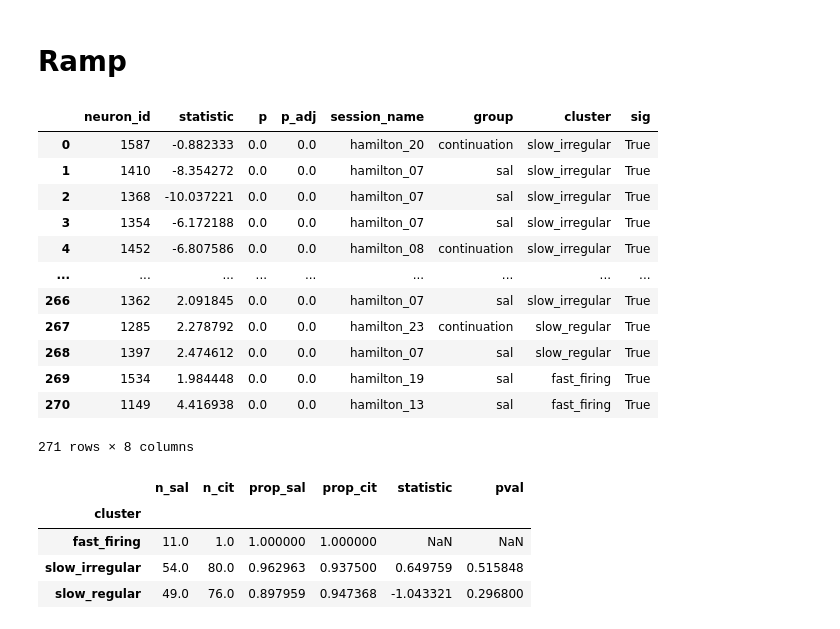
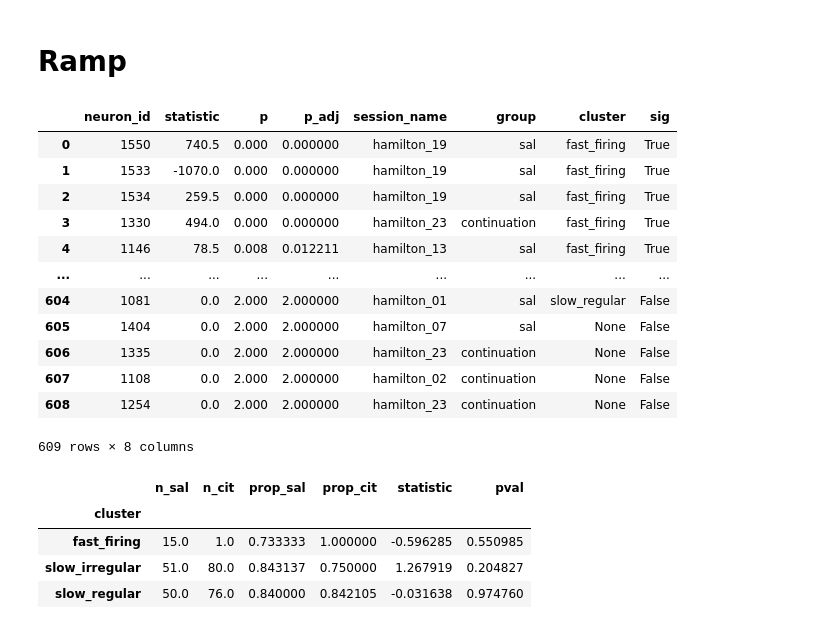
Before and after one commit to Ruairi-osul/ssri-project, a Jupyter notebook: notebooks/results/04 Evoked Correlations/00 Assign Shock Responders.ipynb, the cells around one changed output. Saved outputs shown, nothing was run; the diff lists cells and outputs as text; code cells hidden in the pictures.

```diff
--- a/notebooks/results/04 Evoked Correlations/00 Assign Shock Responders.ipynb
+++ b/notebooks/results/04 Evoked Correlations/00 Assign Shock Responders.ipynb
@@ -99,7 +99,7 @@ get_psth = Pipeline([
     (rename, dict(aligned="spiketimes")),
     (bin_spikes, dict()),
     (pivot, dict(time_col="bin", value_col="counts")),
-    (standardize, dict(baseline_before=0)),
+    # (standardize, dict(baseline_before=0)),
     (sort_by_activity_in_range, dict(t_start=0.1, t_stop=0.4, agg_func=np.mean)),
 ])
 # %%
@@ -112,10 +129,10 @@ from ezbootstrap import permutation_2sample
 def permutation_prepost(col):
     x = col.loc[lambda x: (x.index < 0.02) | (x.index > 0.3)].values
     y = col.loc[lambda x: (x.index >= 0.02) & (x.index <= 0.3)].values
-    obs = x.mean() - y.mean()
-    reps = permutation_2sample(x, y, lambda x, y: np.mean(x) - np.mean(y), size=1000)
+    obs = np.median(x) - np.median(y)
+    reps = permutation_2sample(x, y, lambda x, y: np.median(x) - np.median(y), size=1000)
     p = np.mean(np.abs(reps) >= np.abs(obs)) * 2
-    return pd.Series({"statistic": obs, "p": p})
+    return pd.Series({"Observed Difference": obs, "p": p})
 
 psth_res = (
     psths
@@ -328,11 +366,11 @@ plt.savefig("Cit PSTH Heat.png", dpi=300)
 # %%
 get_ramp_responders = Pipeline([
     # (exlude_using_spike_rate, dict(min_rate=0.2, baseline_before=0)),
-    (bin_spikes, dict(bin_width=1, t_before=-600, t_max=1200)),
+    (bin_spikes, dict(bin_width=30, t_before=-600, t_max=1200)),
     (counts_to_rate, dict(bin_width=1)),
     (pivot, dict(time_col="bin", value_col="spike_rate")),
-    (standardize, dict(baseline_before=0)),
-    (gaussian_smooth, dict(sigma=0.5)),
+    # (standardize, dict(baseline_before=0)),
+    # (gaussian_smooth, dict(sigma=0.5)),
     (sort_by_activity_in_range, dict(t_start=1000, t_stop=1200, agg_func=np.mean)),
 ])
 # %%
@@ -340,37 +378,37 @@ ramp = get_ramp_responders.transform(df_all)
 # %%
 def permutation_prepost(col):
     x = col.loc[lambda x: (x.index < 0) ].values
     y = col.loc[lambda x: (x.index >= 0)].values
-    obs = x.mean()  - y.mean()
-    reps = permutation_2sample(x, y, lambda x, y: np.mean(x) - np.mean(y), size=1000)
+    obs = np.median(x) - np.median(y)
+    reps = permutation_2sample(x, y, lambda x, y: np.median(x) - np.median(y), size=1000)
     p = np.mean(np.abs(reps) >= np.abs(obs)) * 2
     return pd.Series({"statistic": obs, "p": p})
 
 ramp_res = (
     ramp.dropna(axis=1)
     .loc[lambda x: x.index <= 600]
     .apply(permutation_prepost)
     .transpose()
     .assign(p_adj = lambda x: p_adjust(x.p))
     .reset_index()
     .merge(load_neurons()[["session_name", "neuron_id", "group", "cluster"]])
     .assign(sig = lambda x: x.p_adj < 0.05)
 )
 ramp_res
 # %% [output]
 |  | neuron_id | statistic | p | p_adj | session_name | group | cluster | sig |
-| 0 | 1587 | -0.882333 | 0.0 | 0.0 | hamilton_20 | continuation | slow_irregular | True |
-| 1 | 1410 | -8.354272 | 0.0 | 0.0 | hamilton_07 | sal | slow_irregular | True |
-| 2 | 1368 | -10.037221 | 0.0 | 0.0 | hamilton_07 | sal | slow_irregular | True |
-| 3 | 1354 | -6.172188 | 0.0 | 0.0 | hamilton_07 | sal | slow_irregular | True |
-| 4 | 1452 | -6.807586 | 0.0 | 0.0 | hamilton_08 | continuation | slow_irregular | True |
+| 0 | 1550 | 740.5 | 0.000 | 0.000000 | hamilton_19 | sal | fast_firing | True |
+| 1 | 1533 | -1070.0 | 0.000 | 0.000000 | hamilton_19 | sal | fast_firing | True |
+| 2 | 1534 | 259.5 | 0.000 | 0.000000 | hamilton_19 | sal | fast_firing | True |
+| 3 | 1330 | 494.0 | 0.000 | 0.000000 | hamilton_23 | continuation | fast_firing | True |
+| 4 | 1146 | 78.5 | 0.008 | 0.012211 | hamilton_13 | sal | fast_firing | True |
 | ... | ... | ... | ... | ... | ... | ... | ... | ... |
-| 266 | 1362 | 2.091845 | 0.0 | 0.0 | hamilton_07 | sal | slow_irregular | True |
-| 267 | 1285 | 2.278792 | 0.0 | 0.0 | hamilton_23 | continuation | slow_regular | True |
-| 268 | 1397 | 2.474612 | 0.0 | 0.0 | hamilton_07 | sal | slow_regular | True |
-| 269 | 1534 | 1.984448 | 0.0 | 0.0 | hamilton_19 | sal | fast_firing | True |
-| 270 | 1149 | 4.416938 | 0.0 | 0.0 | hamilton_13 | sal | fast_firing | True |
+| 604 | 1081 | 0.0 | 2.000 | 2.000000 | hamilton_01 | sal | slow_regular | False |
+| 605 | 1404 | 0.0 | 2.000 | 2.000000 | hamilton_07 | sal | None | False |
+| 606 | 1335 | 0.0 | 2.000 | 2.000000 | hamilton_23 | continuation | None | False |
+| 607 | 1108 | 0.0 | 2.000 | 2.000000 | hamilton_02 | continuation | None | False |
+| 608 | 1254 | 0.0 | 2.000 | 2.000000 | hamilton_23 | continuation | None | False |
-271 rows × 8 columns
+609 rows × 8 columns
 # %%
 # compare pct correlated
 from statsmodels.stats.proportion import proportions_ztest
@@ -394,9 +432,9 @@ ramp_res.dropna().groupby(["cluster"]).apply(compare_pct)
 # %% [output]
 |  | n_sal | n_cit | prop_sal | prop_cit | statistic | pval |
 | cluster |  |  |  |  |  |  |
-| fast_firing | 11.0 | 1.0 | 1.000000 | 1.000000 | NaN | NaN |
-| slow_irregular | 54.0 | 80.0 | 0.962963 | 0.937500 | 0.649759 | 0.515848 |
-| slow_regular | 49.0 | 76.0 | 0.897959 | 0.947368 | -1.043321 | 0.296800 |
+| fast_firing | 15.0 | 1.0 | 0.733333 | 1.000000 | -0.596285 | 0.550985 |
+| slow_irregular | 51.0 | 80.0 | 0.843137 | 0.750000 | 1.267919 | 0.204827 |
+| slow_regular | 50.0 | 76.0 | 0.840000 | 0.842105 | -0.031638 | 0.974760 |
 # %%
 pprint(compare_pct(ramp_res))
 plt.figure()
```
Also changed, not shown: parts of 17 cells of this notebook, 11 other files.
